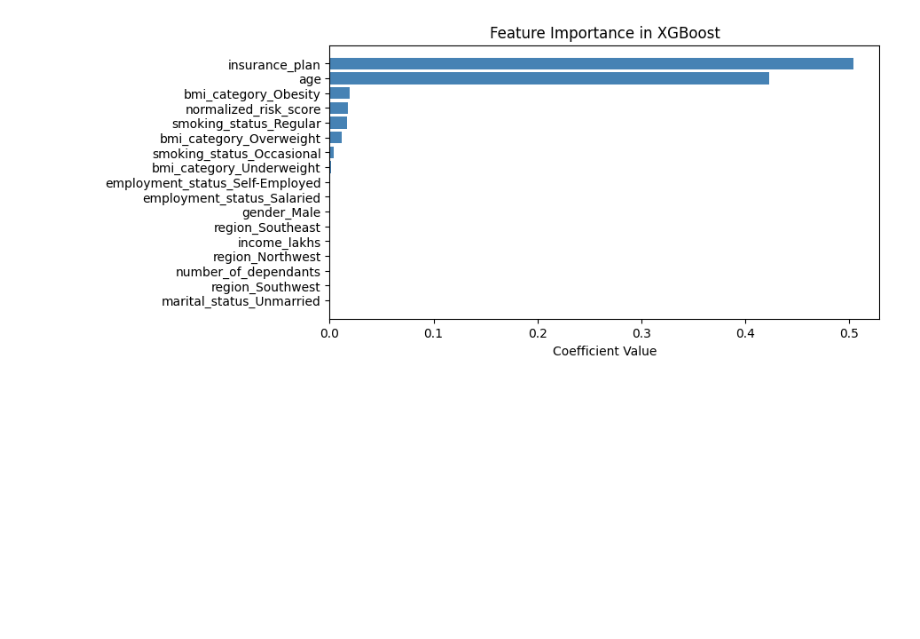
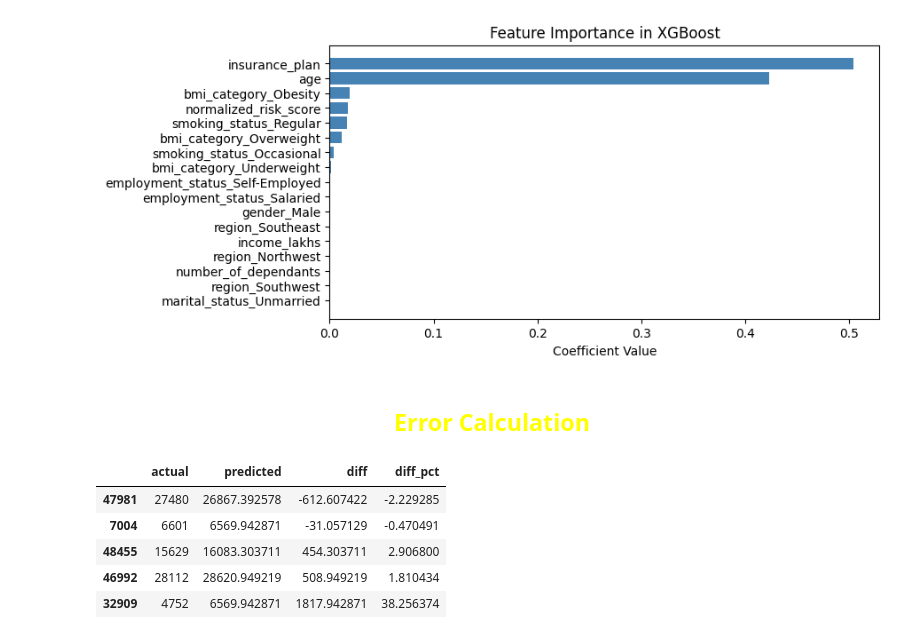
Before and after one commit to ittihadur/ML-Regression-Project, a Jupyter notebook: ML REGRESSION.ipynb, the cells around one changed output. Cells and saved outputs as stored; diff of their text form; code cells hidden in the pictures; blank space fills up the shorter version.

Commit message:
Started error calculation

```diff
--- a/ML REGRESSION.ipynb
+++ b/ML REGRESSION.ipynb
@@ -554,3 +554,25 @@ plt.title('Feature Importance in XGBoost')
 plt.show()
 # %% [output]
 [figure]
+# %% [markdown]
+<h2 align="center" style="color:Yellow">Error Calculation</h2>
+# %%
+y_pred = best_model.predict(X_test)
+
+residuals = y_pred - y_test
+residuals_pct = residuals*100/y_test
+
+results_df = pd.DataFrame({
+    'actual': y_test,
+    'predicted': y_pred,
+    'diff': residuals,
+    'diff_pct': residuals_pct
+})
+results_df.head()
+# %% [output]
+|  | actual | predicted | diff | diff_pct |
+| 47981 | 27480 | 26867.392578 | -612.607422 | -2.229285 |
+| 7004 | 6601 | 6569.942871 | -31.057129 | -0.470491 |
+| 48455 | 15629 | 16083.303711 | 454.303711 | 2.906800 |
+| 46992 | 28112 | 28620.949219 | 508.949219 | 1.810434 |
+| 32909 | 4752 | 6569.942871 | 1817.942871 | 38.256374 |
```
Also changed, not shown: parts of 2 cells of this notebook.
